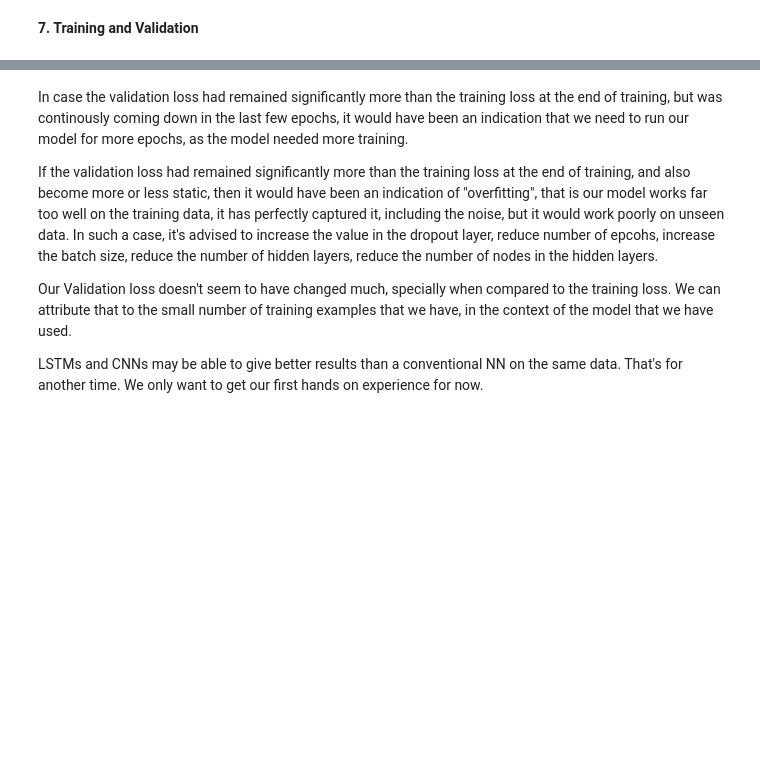
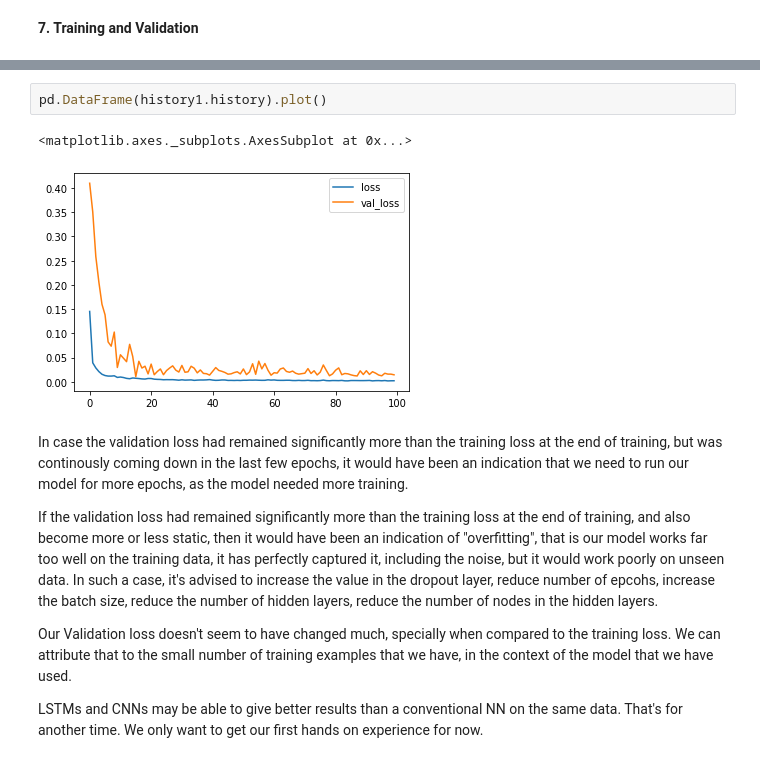
Before and after one commit to dlama001/Final-project-ML4T-large-cap-cryptos-, a Jupyter notebook: time_series_prediction.ipynb, the cells around one changed output, grey strips where cells are left out. Saved outputs shown, nothing was run; the diff lists cells and outputs as text; blank space fills up the shorter version.

```diff
--- a/time_series_prediction.ipynb
+++ b/time_series_prediction.ipynb
@@ -427,3 +465,8 @@ Epoch 30/30
+# %%
+pd.DataFrame(history1.history).plot()
+# %% [output]
+<matplotlib.axes._subplots.AxesSubplot at 0x...>
+[figure, added]
 # %% [markdown]
 In case the validation loss had remained significantly more than the training loss at the end of training, but was continously coming down in the last few epochs, it would have been an indication that we need to run our model for more epochs, as the model needed more training.
 
```
Also changed, not shown: parts of 3 cells of this notebook.
